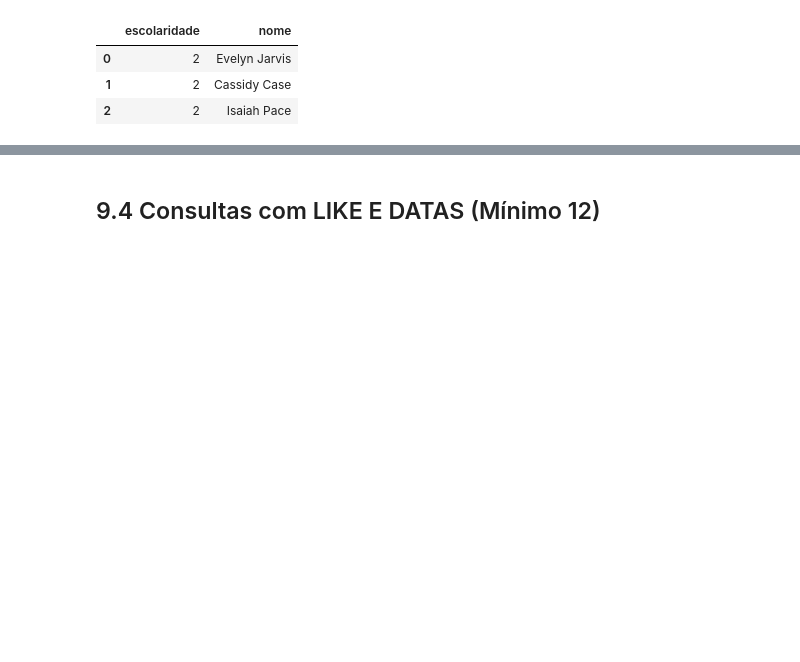
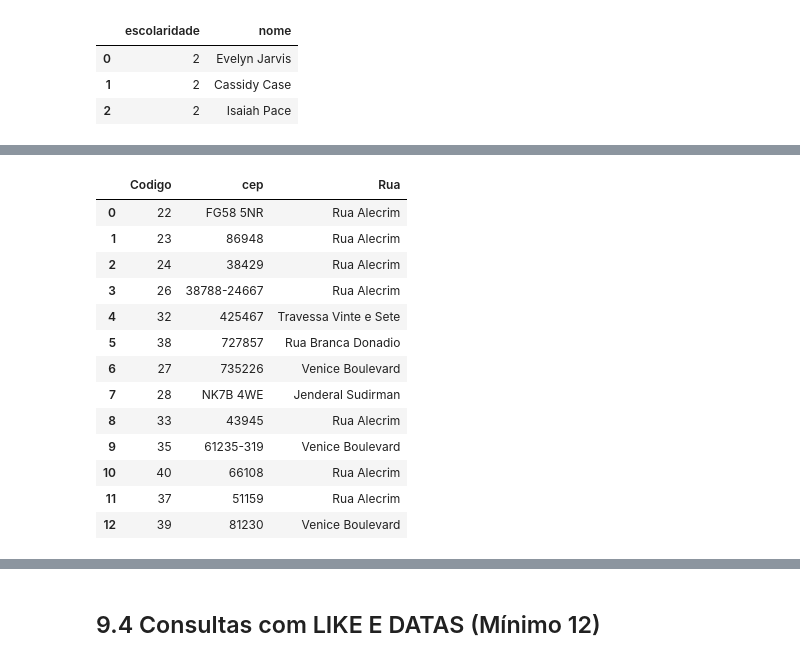
Before and after one commit to MateusLannes/Trabalho_BD1_2022, a Jupyter notebook: Files/ColabGHHL_Contrat.ipynb, the cells around one changed output, grey strips where cells are left out. Saved outputs shown, nothing was run; the diff lists cells and outputs as text; code cells hidden in the pictures; blank space fills up the shorter version.

```diff
--- a/Files/ColabGHHL_Contrat.ipynb
+++ b/Files/ColabGHHL_Contrat.ipynb
@@ -741,0 +819,22 @@ res
+# %%
+res = pd.read_sql_query("""
+select e.id as "Codigo", e.postal_zip as CEP, l.nome "Rua"
+from endereco as e
+join logradouro as l on(e.fk_logradouro_id=l.id)
+where l.fk_tipo_logradouro>4 and e.fk_pais_id>4""", conn)
+res
+# %% [output]
+|  | Codigo | cep | Rua |
+| 0 | 22 | FG58 5NR | Rua Alecrim |
+| 1 | 23 | 86948 | Rua Alecrim |
+| 2 | 24 | 38429 | Rua Alecrim |
+| 3 | 26 | 38788-24667 | Rua Alecrim |
+| 4 | 32 | 425467 | Travessa Vinte e Sete |
+| 5 | 38 | 727857 | Rua Branca Donadio |
+| 6 | 27 | 735226 | Venice Boulevard |
+| 7 | 28 | NK7B 4WE | Jenderal Sudirman |
+| 8 | 33 | 43945 | Rua Alecrim |
+| 9 | 35 | 61235-319 | Venice Boulevard |
+| 10 | 40 | 66108 | Rua Alecrim |
+| 11 | 37 | 51159 | Rua Alecrim |
+| 12 | 39 | 81230 | Venice Boulevard |
```
Also changed, not shown: parts of 28 cells of this notebook.
